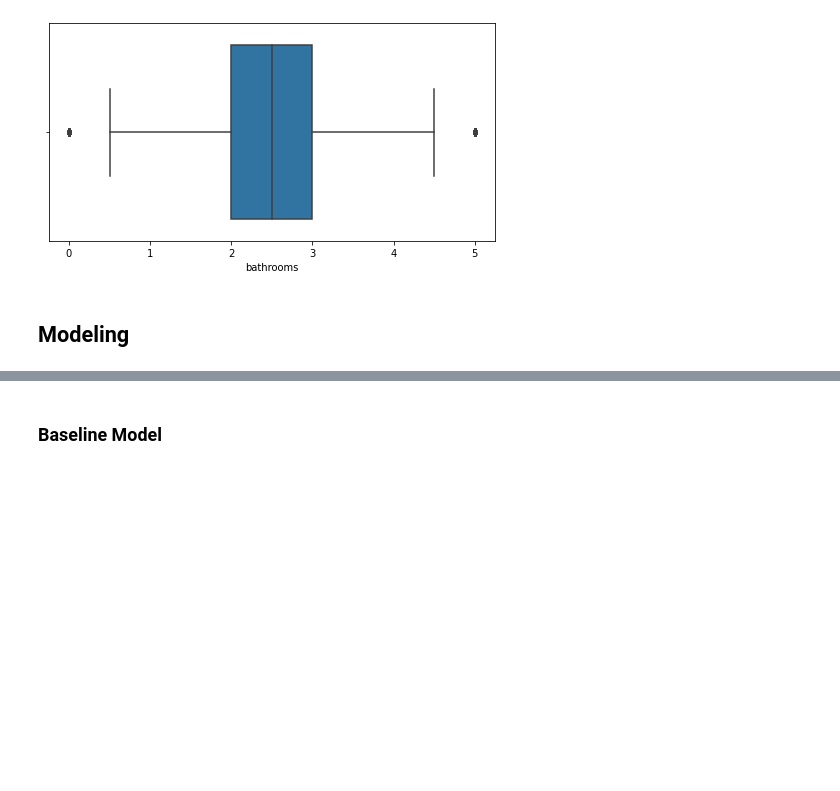
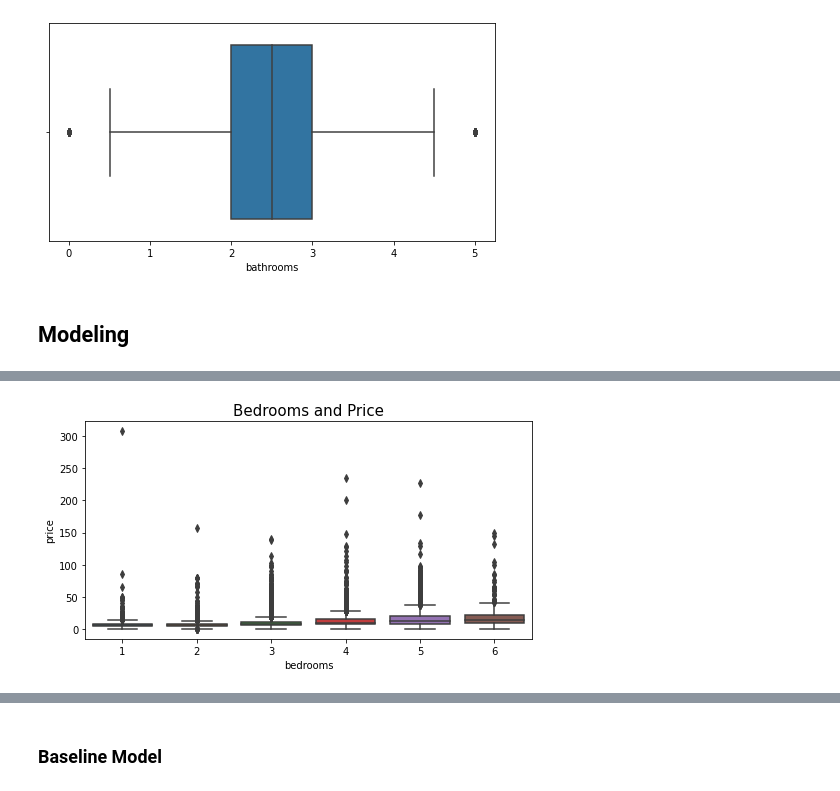
Before and after one commit to olexy/da_ds_ml, a Jupyter notebook: Capstone_Regression_Project.ipynb, the cells around one changed output, grey strips where cells are left out. Drawn from its saved outputs; the diff is of its cells as text; code cells hidden in the pictures; blank space fills up the shorter version.

```diff
--- a/Capstone_Regression_Project.ipynb
+++ b/Capstone_Regression_Project.ipynb
@@ -386,0 +481,6 @@ plt.savefig('/content/drive/MyDrive/Colab Notebooks/images/bathroom_outlier_2.pn
+# %%
+# converting categorical variables to category type
+cat_vars = ['bedrooms','bathrooms','floors','waterfront','greenbelt', 'nuisance', 'view','condition','grade','heat_source', 'sewer_system']
+
+for column in data[cat_vars]:
+    data[cat_vars ] = data[cat_vars ].astype('category')
@@ -386,0 +489,13 @@ plt.savefig('/content/drive/MyDrive/Colab Notebooks/images/bathroom_outlier_2.pn
+# %%
+#define a function to plot outputs
+def plot_cat_vars(cat, var_dat):
+  var = str(cat)
+  var_dat = pd.concat([data['price'] / 100_000, data[var]], axis=1)
+  fig, ax = plt.subplots(figsize=(8,4))
+  fig = sns.boxplot(x=var, y='price', data=var_dat)
+  plt.title(var.title() + ' and Price', fontsize=15, fontname='silom')
+  plt.savefig('/content/drive/MyDrive/Colab Notebooks/images/'+var+'_vs_price.png')
+# %%
+plot_cat_vars('bedrooms','bed_vs_price')
+# %% [output]
+[figure, added]
```
Also changed, not shown: parts of 38 cells of this notebook.
